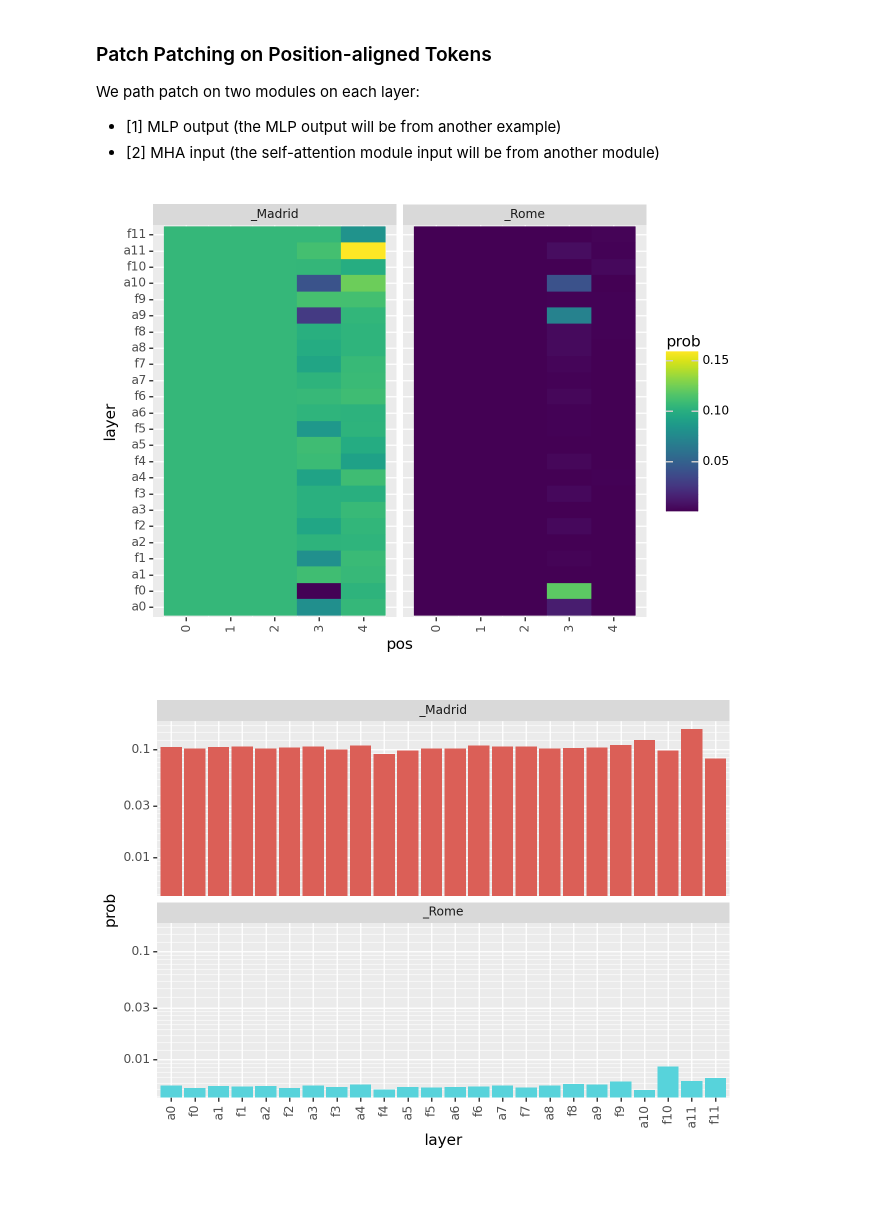
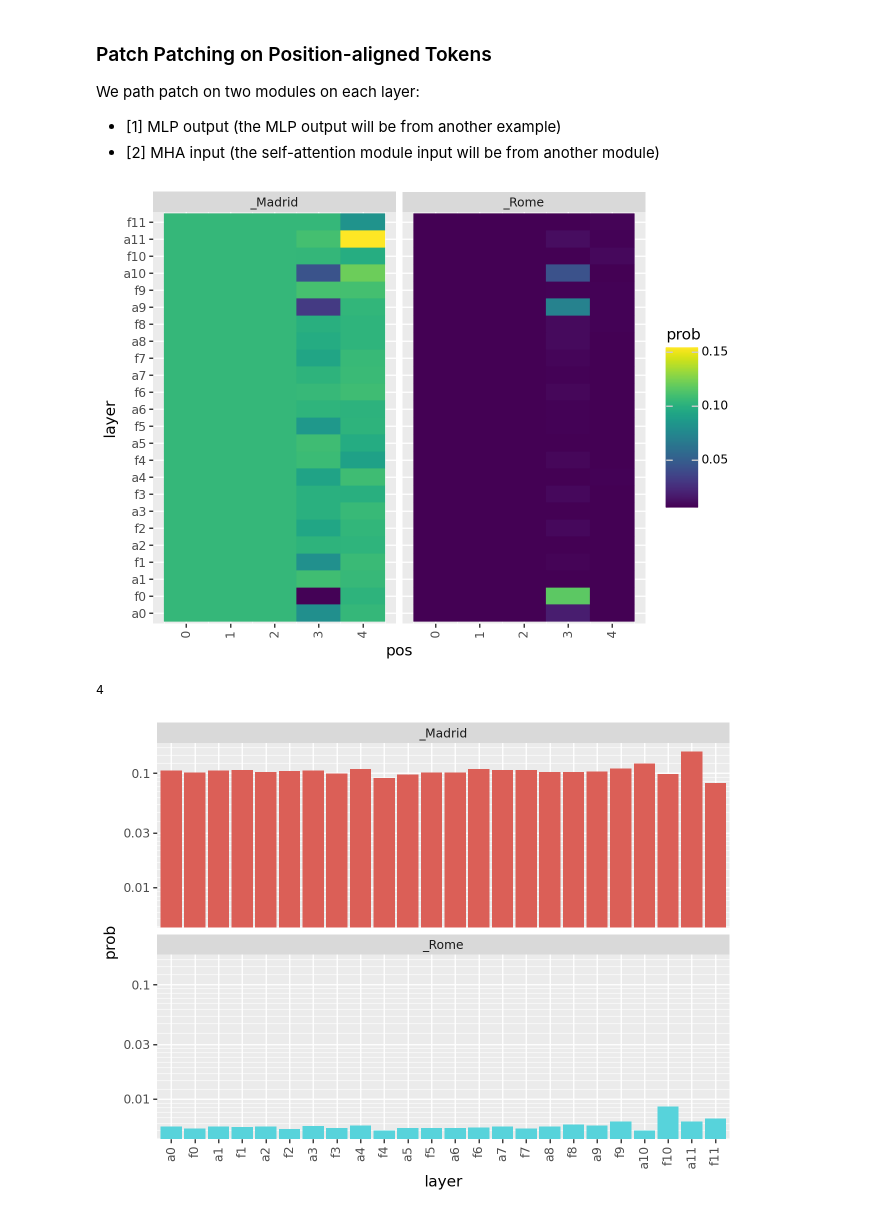
Before and after one commit to QwertyJacob/my_pyvene_fork, a Jupyter notebook: tutorials/basic_tutorials/Basic_Intervention.ipynb, the cells around one changed output. Cells and saved outputs as stored; diff of their text form; code cells hidden in the pictures.

```diff
--- a/tutorials/basic_tutorials/Basic_Intervention.ipynb
+++ b/tutorials/basic_tutorials/Basic_Intervention.ipynb
@@ -42,3 +39,12 @@ from plotnine import (
 )
 # %% [markdown]
 ### Factual recall
+# %%
+config, tokenizer, gpt = pyvene.create_gpt2(
+    cache_dir='/home/jovyan/.cache/huggingface/hub')
+
+base = "The capital of Spain is"
+source = "The capital of Italy is"
+
+inputs = [tokenizer(base, return_tensors="pt"),
+          tokenizer(source, return_tensors="pt")]
@@ -45,16 +53,22 @@ from plotnine import (
 # %%
-config, tokenizer, gpt = pyvene.create_gpt2()
+"""
 
-base = "The capital of Spain is"
-source = "The capital of Italy is"
-inputs = [tokenizer(base, return_tensors="pt"), tokenizer(source, return_tensors="pt")]
+def embed_to_distrib(model, embed, log=False, logits=False):
+    # Converts an embedding to a distribution over the vocabulary
+
+    if "gpt2" in model.config.architectures[0].lower():
+        with torch.inference_mode():
+            vocab = torch.matmul(embed, model.wte.weight.t())
+            if logits:
+                return vocab
+            # lsm is logsoftmax and sm is softmax...
+            return lsm(vocab) if log else sm(vocab)
+    elif "llama" in model.config.architectures[0].lower():
+        assert False, "Support for LLaMA is not here yet"
+
+"""
 print(base)
 res = gpt(**inputs[0])
 distrib = embed_to_distrib(gpt, res.last_hidden_state, logits=False)
 top_vals(tokenizer, distrib[0][-1], n=10)
-print()
-print(source)
-res = gpt(**inputs[1])
-distrib = embed_to_distrib(gpt, res.last_hidden_state, logits=False)
-top_vals(tokenizer, distrib[0][-1], n=10)
 # %% [output]
@@ -148,21 +187,27 @@ df = pd.DataFrame(data)
 # %%
 df["layer"] = df["layer"].astype("category")
 df["token"] = df["token"].astype("category")
 nodes = []
-for l in range(gpt.config.n_layer - 1, -1, -1):
-    nodes.append(f"f{l}")
-    nodes.append(f"a{l}")
+
+for layer in range(gpt.config.n_layer - 1, -1, -1):
+    nodes.append(f"f{layer}")
+    nodes.append(f"a{layer}")
+
 df["layer"] = pd.Categorical(df["layer"], categories=nodes[::-1], ordered=True)
 
 g = (
     ggplot(df)
     + geom_tile(aes(x="pos", y="layer", fill="prob", color="prob"))
     + facet_wrap("~token")
     + theme(axis_text_x=element_text(rotation=90))
 )
-print(g)
+g.show()
 # %% [output]
-[figure, old version]
+[figure, new version]
+# %%
+df['pos'].max()
+# %% [output]
+4
 # %%
 filtered = df
 filtered = filtered[filtered["pos"] == 4]
@@ -173,6 +218,6 @@ g = (
     + scale_y_log10()
     + facet_wrap("~token", ncol=1)
 )
-print(g)
+g.show()
 # %% [output]
-[figure, old version]
+[figure, new version]
```
Also changed, not shown: parts of 8 cells of this notebook, 1 other file.
